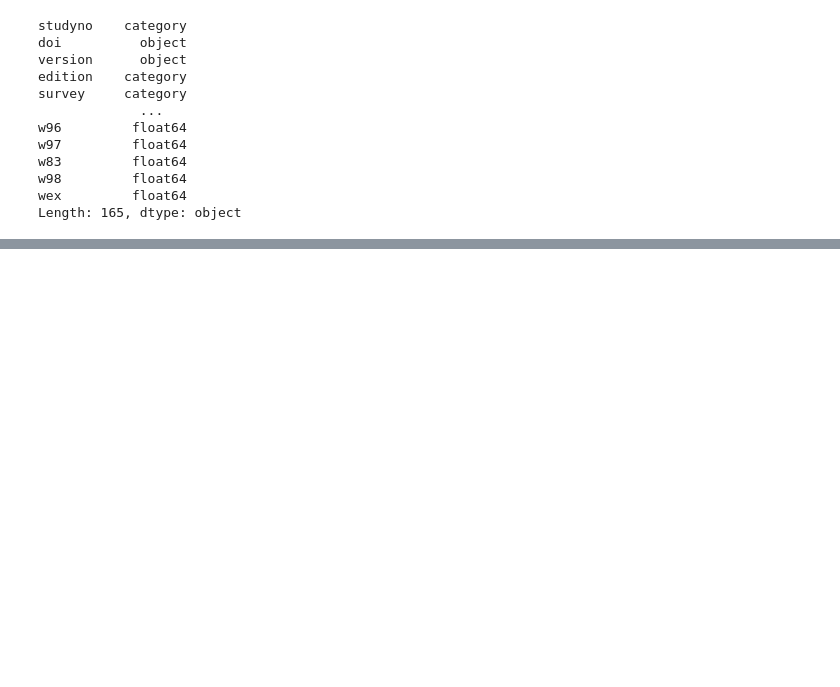
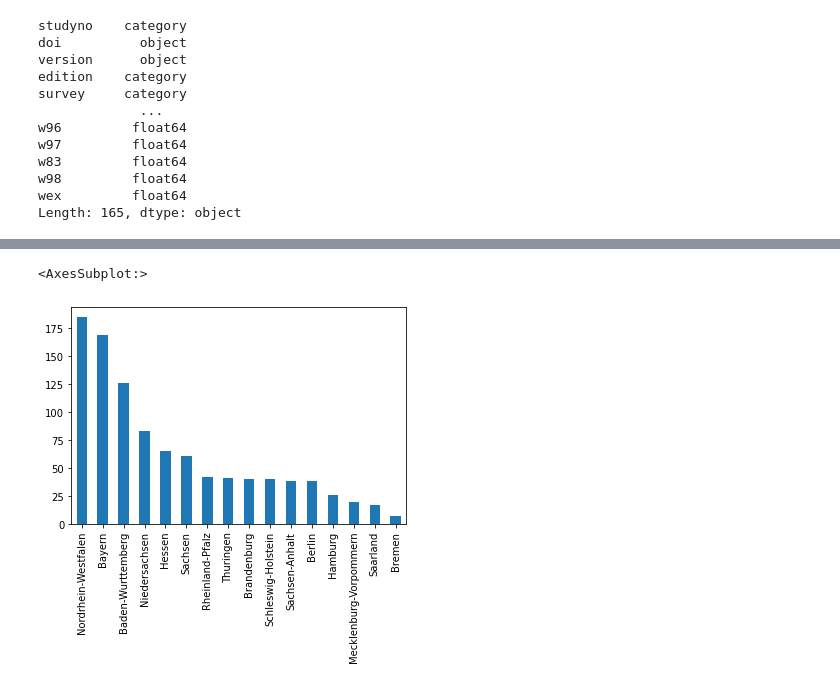
Before and after one commit to HSD-W-MBA/biz_analytics_a_starter, a Jupyter notebook: notebooks/data_overview.ipynb, the cells around one changed output, grey strips where cells are left out. Saved outputs shown, nothing was run; the diff lists cells and outputs as text; code cells hidden in the pictures; blank space fills up the shorter version.

```diff
--- a/notebooks/data_overview.ipynb
+++ b/notebooks/data_overview.ipynb
@@ -134,0 +289,3 @@ data.sample(10)
+# %%
+answers_per_state = data[data['isocntry']=='DE']['d12de'].value_counts()
+answers_per_state
@@ -134,0 +310,5 @@ data.sample(10)
+# %%
+answers_per_state.plot.bar()
+# %% [output]
+<AxesSubplot:>
+[figure, added]
```
Also changed, not shown: parts of 36 cells of this notebook, 5 other files.
